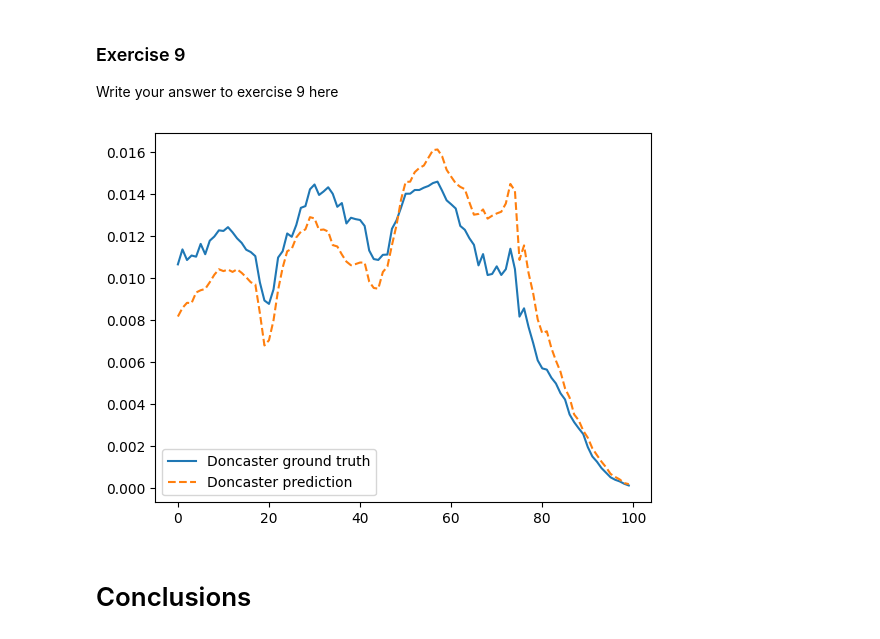
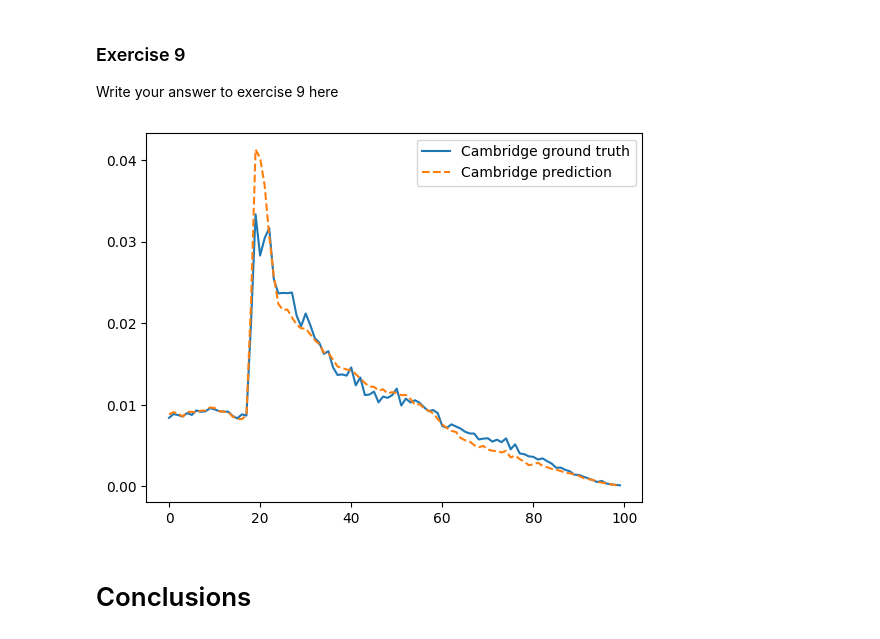
Before and after one commit to jr919cam/jr919_ads_2024, a Jupyter notebook: _notebooks/Practical_3 (1).ipynb, the cells around one changed output. Cells and saved outputs as stored; diff of their text form; code cells hidden in the pictures.

```diff
--- a/_notebooks/Practical_3 (1).ipynb
+++ b/_notebooks/Practical_3 (1).ipynb
@@ -1043,7 +1062,7 @@ for k in range(2, 200):
       y_train, y_test = y[train_index], y[test_index]
 
       model = sm.OLS(y_train, X_train)
-      model_result = model.fit_regularized(alpha=0.10, L1_wt=1.0)
+      model_result = model.fit_regularized(alpha=10, L1_wt=1.0)
       y_pred = model_result.predict(X_test)
 
       mse = mean_squared_error(y_test, y_pred)
@@ -1105,24 +1124,3 @@ plt.ylabel("avg MSE")
 # %% [output]
 Text(0, 0.5, 'avg MSE')
 [figure]
-# %%
-avg_scores = []
-for k in range(2, 40):
-  kf = KFold(n_splits=k)
-  mse_scores = []
-  for train_index, test_index in kf.split(X_50):
-      X_train, X_test = X_50[train_index], X_50[test_index]
-      y_train, y_test = y_50[train_index], y_50[test_index]
-
-      model = sm.OLS(y_train, X_train)
-      model_result = model.fit_regularized(alpha=0.0, L1_wt=1)
-      y_pred = model_result.predict(X_test)
-
-      mse = mean_squared_error(y_test, y_pred)
-      mse_scores.append(mse)
-  avg_score = sum(mse_scores)/len(mse_scores)
-  avg_scores.append(avg_score)
-
-plt.plot([i for i in range(2,40)], avg_scores)
-plt.xlabel("k value")
-plt.ylabel("avg MSE")
@@ -1149,7 +1144,6 @@ features = pd.merge(features, totals.rename("population"), on="geography")
 for col in features.columns[4:13]:
   features[f'normalised {col}'] = features[col]/features["population"]
 X = np.asarray(features[features.columns[-9:]])
-
 features_coeffs_df=pd.DataFrame({
     'L1-L3':[],
     'L4-L6':[],
@@ -1161,7 +1155,6 @@ features_coeffs_df=pd.DataFrame({
     'L14':[],
     'L15':[]
     })
-features_coeffs_df
 ages = list(range(0,100))
 models = {}
 for age in ages:
@@ -1169,9 +1162,7 @@ for age in ages:
   model_result = sm.OLS(y,X).fit()
   params = list(model_result.params)
   models[age] = model_result
-  models_regularized[age] = model_result_regularized
   features_coeffs_df.loc[len(features_coeffs_df)] = params
-
 features_coeffs_df
 
 plt.figure(figsize=(20,10))
@@ -1204,22 +1207,23 @@ norm_NS_SEC_df = norm_NS_SEC_df.set_index(age_df.index)
 # %%
 def plot_predicted_age_profile(city, NS_SEC_breakdown):
   ages = range(100)
   pred_age_profs = []
   for age in ages:
     mod = models[age]
     pred_age_prof = mod.predict(np.asarray(NS_SEC_breakdown))
     pred_age_profs.append(pred_age_prof)
 
   plt.plot(ages, norm_age_df.loc[city], label=f'{city} ground truth')
   plt.plot(ages, pred_age_profs, linestyle='--', label=f'{city} prediction')
 
   plt.legend()
   plt.show()
 
-breakdown =  norm_NS_SEC_df.loc['Doncaster']
-plot_predicted_age_profile('Doncaster', breakdown)
+row =  features[features['geography'] == 'Cambridge']
+breakdown = row[features.columns[-9:]]
+plot_predicted_age_profile('Cambridge', breakdown)
 # %% [output]
-[figure, old version]
+[figure, new version]
 # %% [markdown]
 # Conclusions
 # %% [markdown]
```
Also changed, not shown: parts of 9 cells of this notebook, 14 other files.
